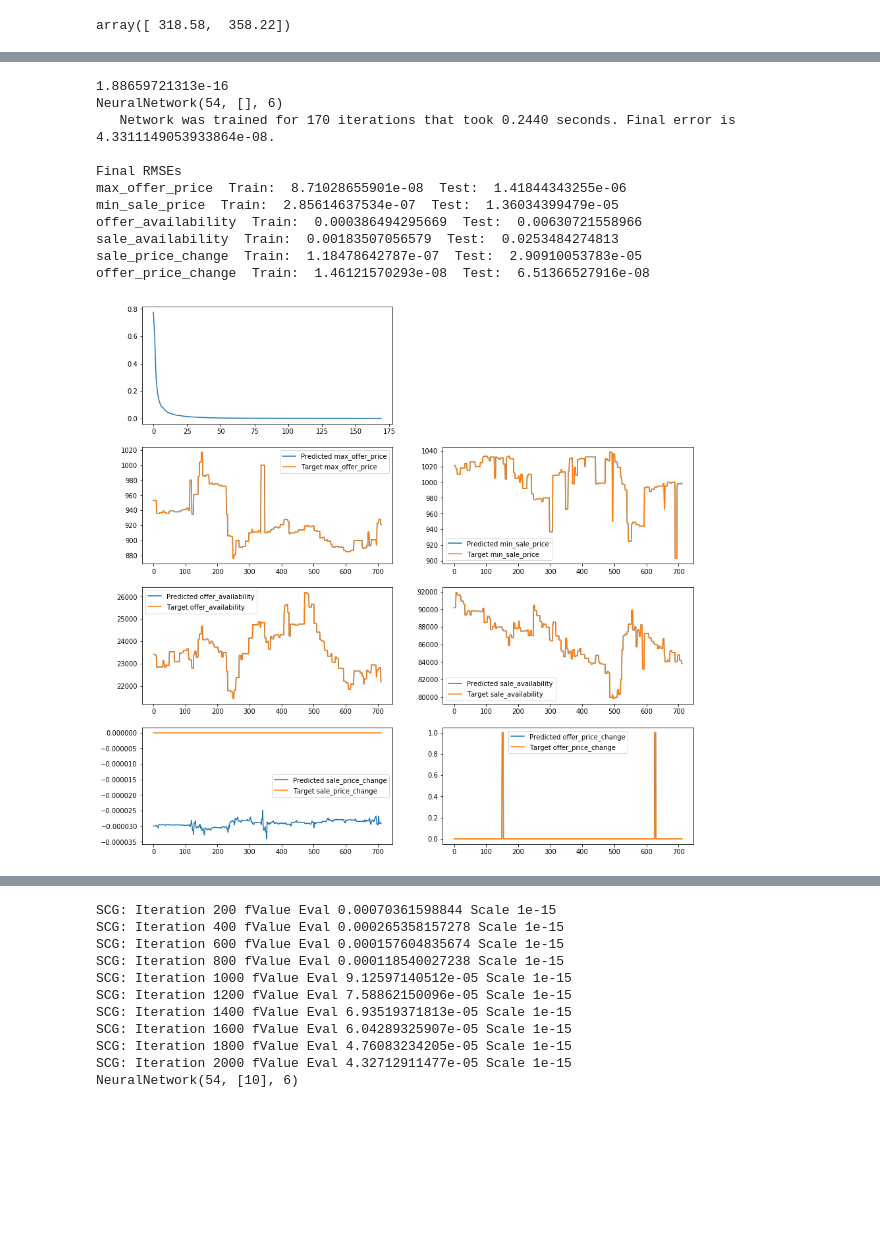
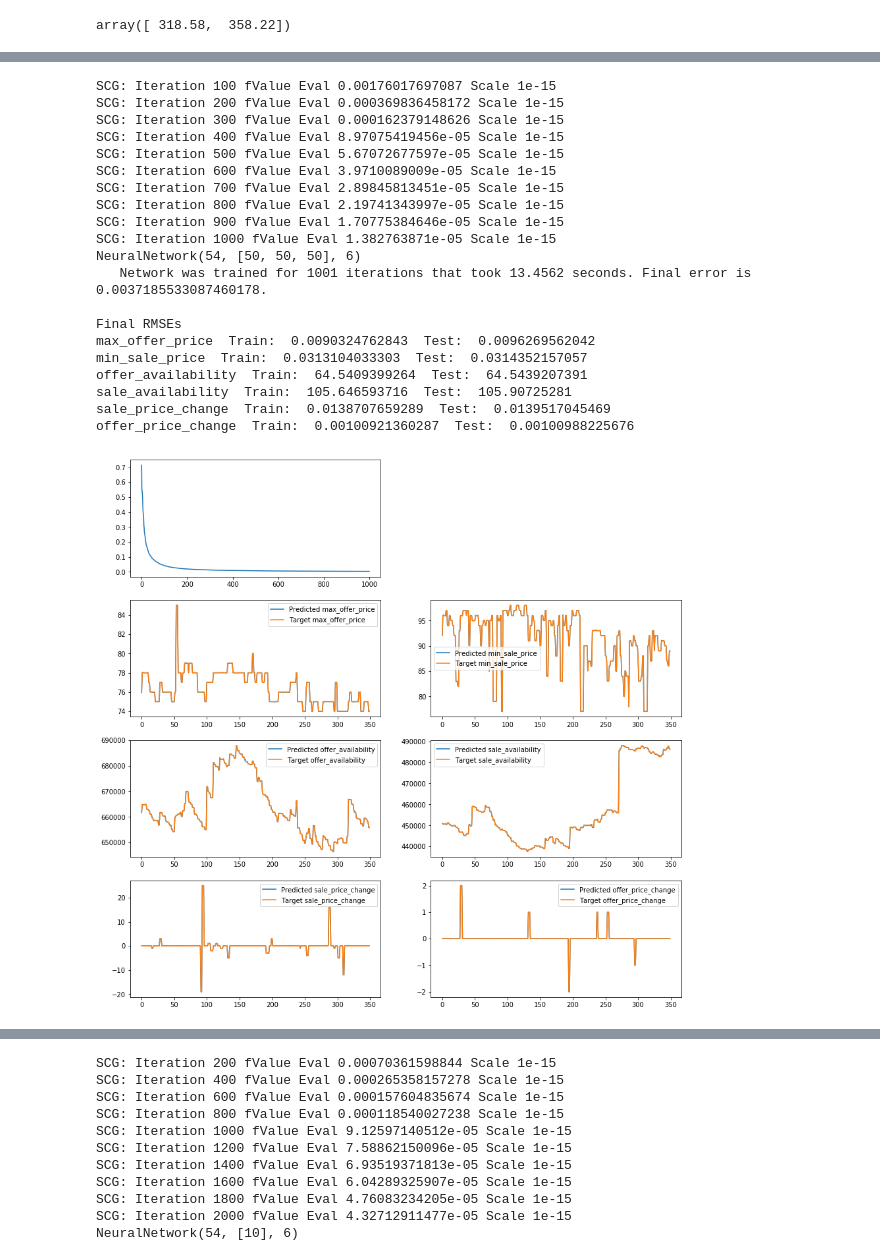
Before and after one commit to vicweeks/CS445-TermProject, a Jupyter notebook: TermProject.ipynb, the cells around one changed output, grey strips where cells are left out. Cells and saved outputs as stored; diff of their text form; code cells hidden in the pictures; blank space fills up the shorter version.

```diff
--- a/TermProject.ipynb
+++ b/TermProject.ipynb
@@ -241,18 +299,27 @@ def compareItemToMarket(itemID=19718, allItems=False, stepsAheadToPredict=8, win
 
     return Y
 # %%
-Yall = compareItemToMarket(itemID=19736, allItems=True)
+Yall = compareItemToMarket(itemID=19718, allItems=True)
 # %% [output]
-1.88659721313e-16
-NeuralNetwork(54, [], 6)
-   Network was trained for 170 iterations that took 0.2440 seconds. Final error is 4.3311149053933864e-08.
+SCG: Iteration 100 fValue Eval 0.00176017697087 Scale 1e-15
+SCG: Iteration 200 fValue Eval 0.000369836458172 Scale 1e-15
+SCG: Iteration 300 fValue Eval 0.000162379148626 Scale 1e-15
+SCG: Iteration 400 fValue Eval 8.97075419456e-05 Scale 1e-15
+SCG: Iteration 500 fValue Eval 5.67072677597e-05 Scale 1e-15
+SCG: Iteration 600 fValue Eval 3.9710089009e-05 Scale 1e-15
+SCG: Iteration 700 fValue Eval 2.89845813451e-05 Scale 1e-15
+SCG: Iteration 800 fValue Eval 2.19741343997e-05 Scale 1e-15
+SCG: Iteration 900 fValue Eval 1.70775384646e-05 Scale 1e-15
+SCG: Iteration 1000 fValue Eval 1.382763871e-05 Scale 1e-15
+NeuralNetwork(54, [50, 50, 50], 6)
+   Network was trained for 1001 iterations that took 13.4562 seconds. Final error is 0.0037185533087460178.
 
 Final RMSEs
-max_offer_price  Train:  8.71028655901e-08  Test:  1.41844343255e-06
-min_sale_price  Train:  2.85614637534e-07  Test:  1.36034399479e-05
-offer_availability  Train:  0.000386494295669  Test:  0.00630721558966
-sale_availability  Train:  0.00183507056579  Test:  0.0253484274813
-sale_price_change  Train:  1.18478642787e-07  Test:  2.90910053783e-05
-offer_price_change  Train:  1.46121570293e-08  Test:  6.51366527916e-08
+max_offer_price  Train:  0.0090324762843  Test:  0.0096269562042
+min_sale_price  Train:  0.0313104033303  Test:  0.0314352157057
+offer_availability  Train:  64.5409399264  Test:  64.5439207391
+sale_availability  Train:  105.646593716  Test:  105.90725281
+sale_price_change  Train:  0.0138707659289  Test:  0.0139517045469
+offer_price_change  Train:  0.00100921360287  Test:  0.00100988225676
-[figure, old version]
+[figure, new version]
 # %%
```
Also changed, not shown: parts of 20 cells of this notebook, 1 other file.
